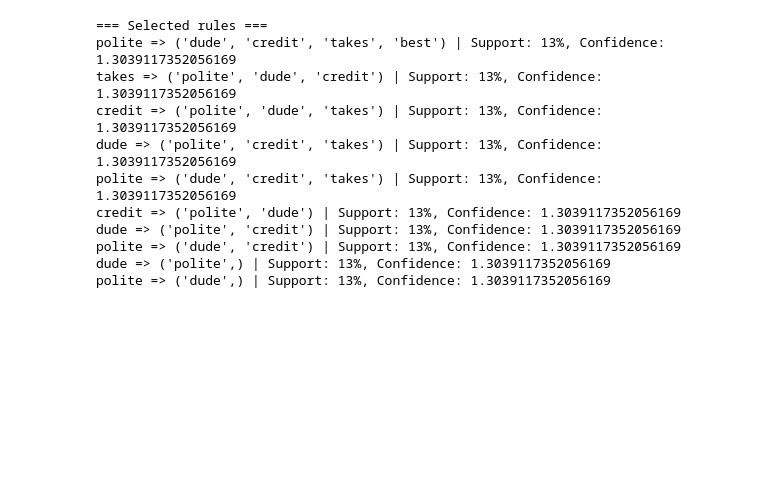
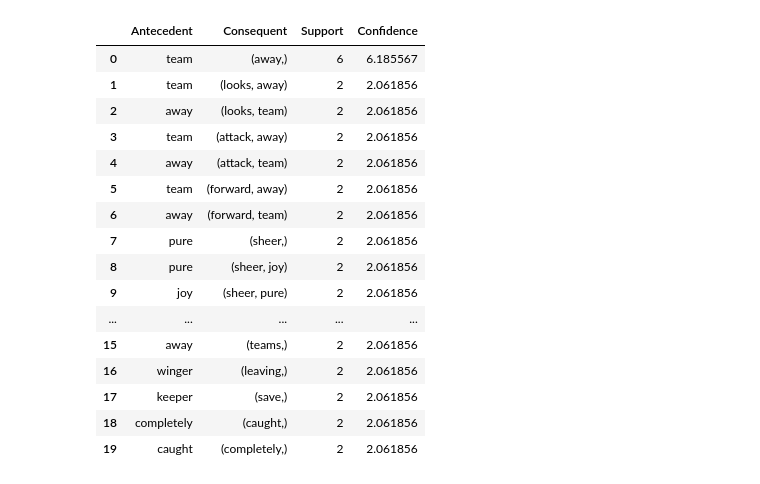
Before and after one commit to AndrePilcoChiuyare/topics-in-computer-science-pc3, a Jupyter notebook: pc3.ipynb, the cells around one changed output. Cells and saved outputs as stored; diff of their text form; code cells hidden in the pictures; blank space fills up the shorter version.

```diff
--- a/pc3.ipynb
+++ b/pc3.ipynb
@@ -213,41 +220,54 @@ df
 # %%
 # Convertir las reglas a estructura manejable
-rules = fpgrowth(transactions, target='r', supp=1, report='aSc')
+rules = fpgrowth(transactions, target='r', supp=2, report='aSc')
 rule_data = [
     {"ante": r[0], "cons": r[1], "support": r[2], "conf": r[3]}
     for r in rules if r[3] >= 0.5  # opcional: filtrar confianza mínima
 ]
 
 solver = pywraplp.Solver.CreateSolver("SCIP")
 x = [solver.BoolVar(f"x_{i}") for i in range(len(rule_data))]
 
 # Maximizar la suma de la confianza de las reglas seleccionadas
 solver.Maximize(solver.Sum(rule_data[i]["conf"] * x[i] for i in range(len(rule_data))))
 
 # Restringimos a seleccionar máximo 5 reglas
-solver.Add(solver.Sum(x) <= 10)
+solver.Add(solver.Sum(x) <= 20)
 
 # Resolver
 status = solver.Solve()
 
 # Mostrar reglas seleccionadas
 if status == pywraplp.Solver.OPTIMAL:
-    print("=== Selected rules ===")
+    selected_rules = []
     for i in range(len(rule_data)):
         if x[i].solution_value() > 0:
             r = rule_data[i]
-            print(f"{r['ante']} => {r['cons']} | Support: {r['support']}%, Confidence: {r['conf']}")
+            selected_rules.append({
+                "Antecedent": r["ante"],
+                "Consequent": r["cons"],
+                "Support": r["support"],
+                "Confidence": r["conf"]
+            })
+    selected_df = pd.DataFrame(selected_rules)
+    display(selected_df)
 else:
     print("No optimal solution found.")
 # %% [output]
-=== Selected rules ===
-polite => ('dude', 'credit', 'takes', 'best') | Support: 13%, Confidence: 1.3039117352056169
-takes => ('polite', 'dude', 'credit') | Support: 13%, Confidence: 1.3039117352056169
-credit => ('polite', 'dude', 'takes') | Support: 13%, Confidence: 1.3039117352056169
-dude => ('polite', 'credit', 'takes') | Support: 13%, Confidence: 1.3039117352056169
-polite => ('dude', 'credit', 'takes') | Support: 13%, Confidence: 1.3039117352056169
-credit => ('polite', 'dude') | Support: 13%, Confidence: 1.3039117352056169
-dude => ('polite', 'credit') | Support: 13%, Confidence: 1.3039117352056169
-polite => ('dude', 'credit') | Support: 13%, Confidence: 1.3039117352056169
-dude => ('polite',) | Support: 13%, Confidence: 1.3039117352056169
-polite => ('dude',) | Support: 13%, Confidence: 1.3039117352056169
+|  | Antecedent | Consequent | Support | Confidence |
+| 0 | team | (away,) | 6 | 6.185567 |
+| 1 | team | (looks, away) | 2 | 2.061856 |
+| 2 | away | (looks, team) | 2 | 2.061856 |
+| 3 | team | (attack, away) | 2 | 2.061856 |
+| 4 | away | (attack, team) | 2 | 2.061856 |
+| 5 | team | (forward, away) | 2 | 2.061856 |
+| 6 | away | (forward, team) | 2 | 2.061856 |
+| 7 | pure | (sheer,) | 2 | 2.061856 |
+| 8 | pure | (sheer, joy) | 2 | 2.061856 |
+| 9 | joy | (sheer, pure) | 2 | 2.061856 |
+| ... | ... | ... | ... | ... |
+| 15 | away | (teams,) | 2 | 2.061856 |
+| 16 | winger | (leaving,) | 2 | 2.061856 |
+| 17 | keeper | (save,) | 2 | 2.061856 |
+| 18 | completely | (caught,) | 2 | 2.061856 |
+| 19 | caught | (completely,) | 2 | 2.061856 |
```
Also changed, not shown: parts of 7 cells of this notebook, 3 other files.
